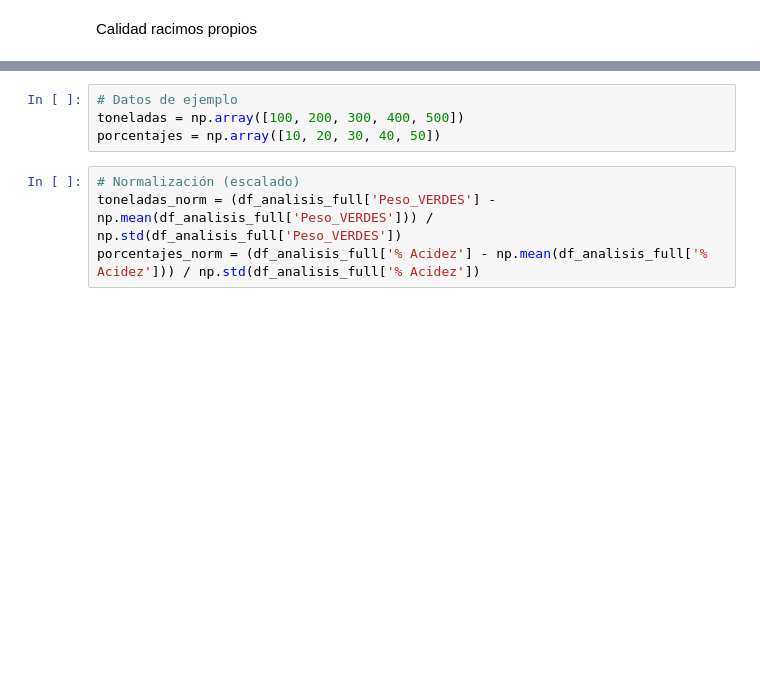
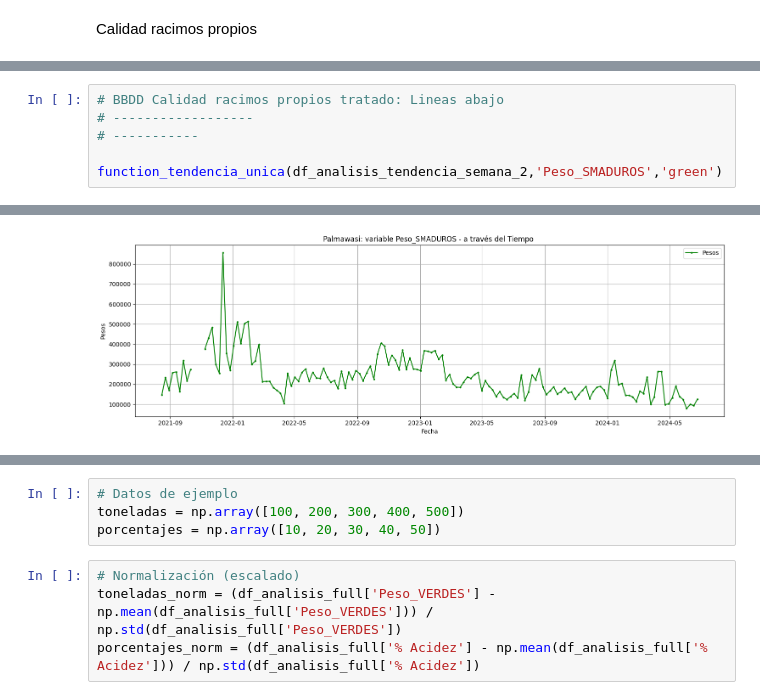
Before and after one commit to cesarqb/PROYECTO_01_analitica_descriptiva_TEA, a Jupyter notebook: src/features_scripts/Scrpit_match_tea.ipynb, the cells around one changed output, grey strips where cells are left out. Saved outputs shown, nothing was run; the diff lists cells and outputs as text; blank space fills up the shorter version.

```diff
--- a/src/features_scripts/Scrpit_match_tea.ipynb
+++ b/src/features_scripts/Scrpit_match_tea.ipynb
@@ -700,0 +612,7 @@ Analisis de  2023-01-02 00:00:00  hasta  2024-07-06 00:00:00
+# %%
+# BBDD Calidad racimos propios tratado: Lineas abajo
+# ------------------
+# -----------
+
+function_tendencia_unica(df_analisis_tendencia_semana_2,'Peso_SMADUROS','green')
+# %% [output]
@@ -700,0 +620 @@ Analisis de  2023-01-02 00:00:00  hasta  2024-07-06 00:00:00
+[figure, added]
```
Also changed, not shown: parts of 182 cells of this notebook, 4 other files.
